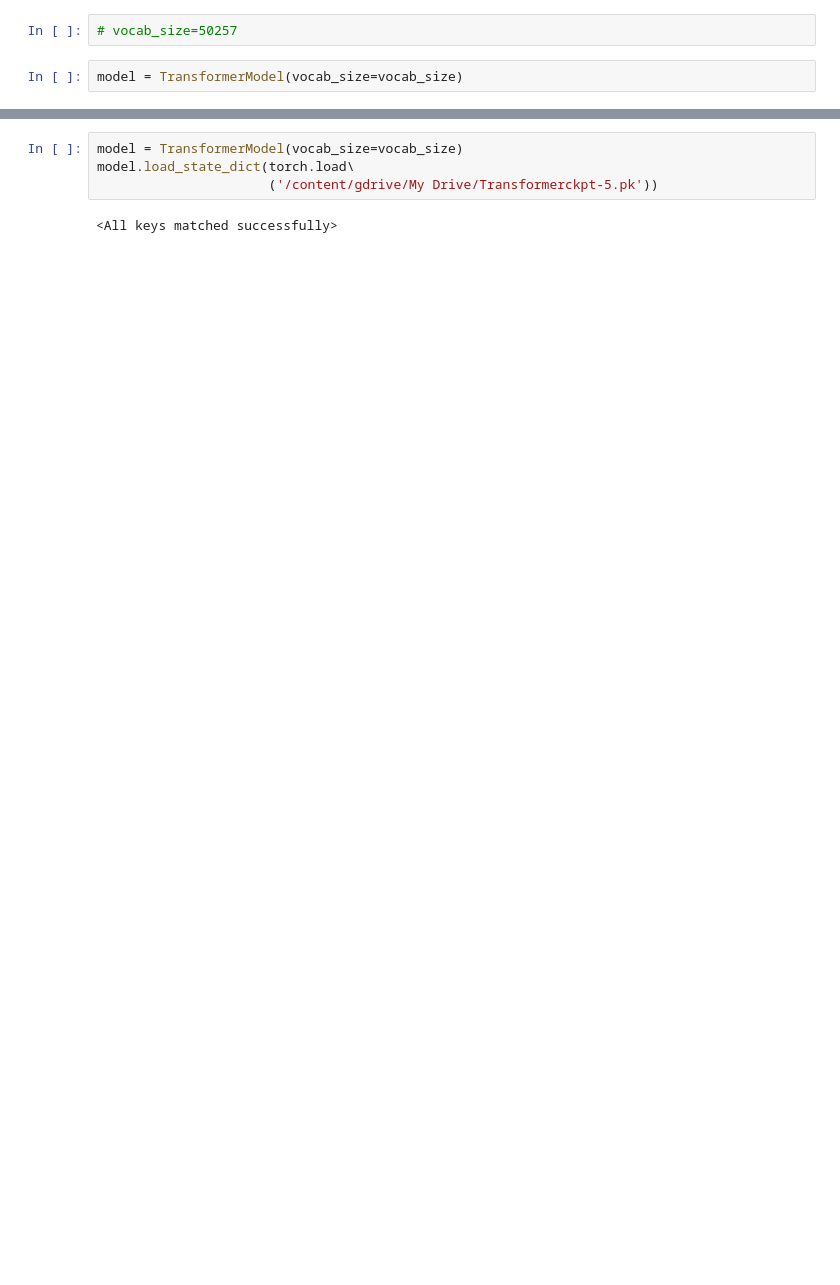
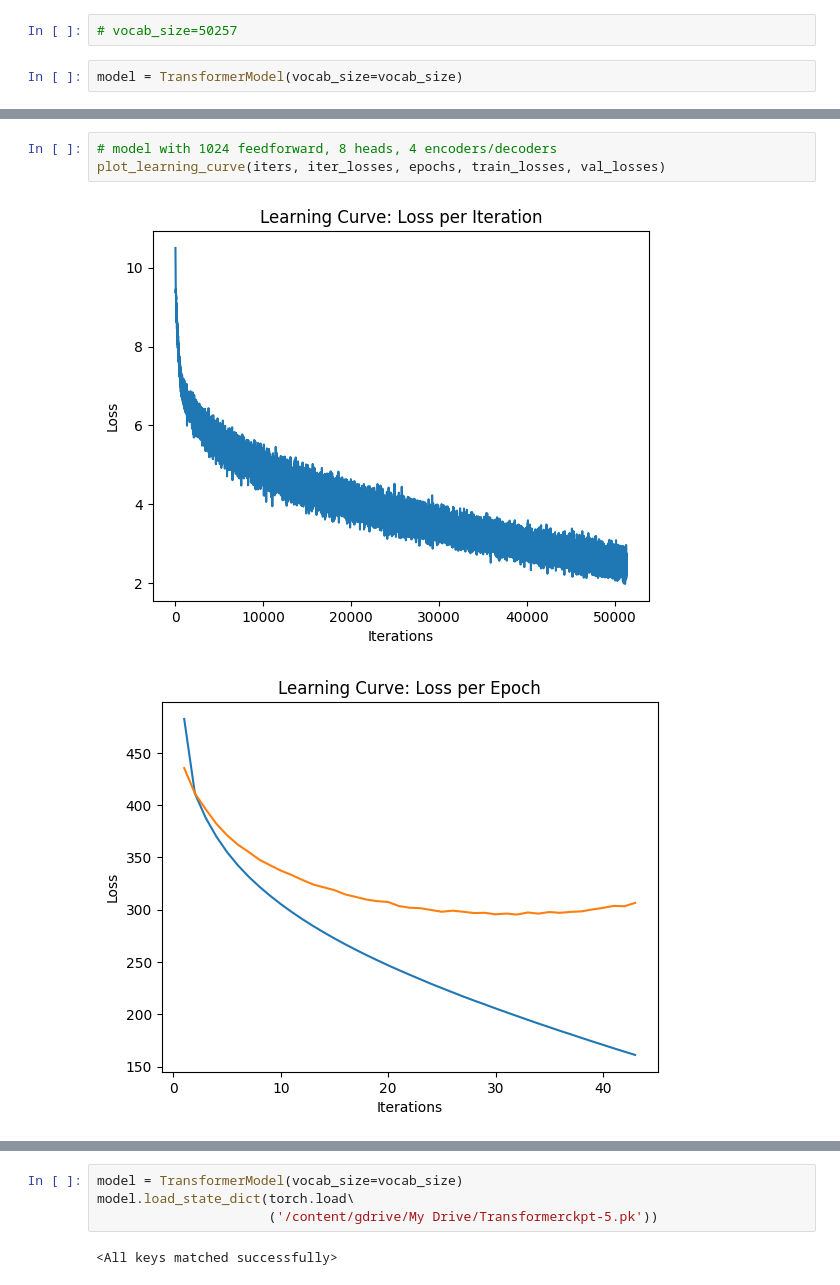
Before and after one commit to ProgrammedThought/Text-Summarizer, a Jupyter notebook: 413_Final_Project_.ipynb, the cells around one changed output, grey strips where cells are left out. Cells and saved outputs as stored; diff of their text form; blank space fills up the shorter version.

```diff
--- a/413_Final_Project_.ipynb
+++ b/413_Final_Project_.ipynb
@@ -458,0 +570,6 @@ train(model, train_d, checkpoint_path='/content/gdrive/My Drive/CSC413/A2/Transf
+# %%
+# model with 1024 feedforward, 8 heads, 4 encoders/decoders
+plot_learning_curve(iters, iter_losses, epochs, train_losses, val_losses)
+# %% [output]
+[figure, added]
+[figure, added]
```
Also changed, not shown: parts of 37 cells of this notebook.
